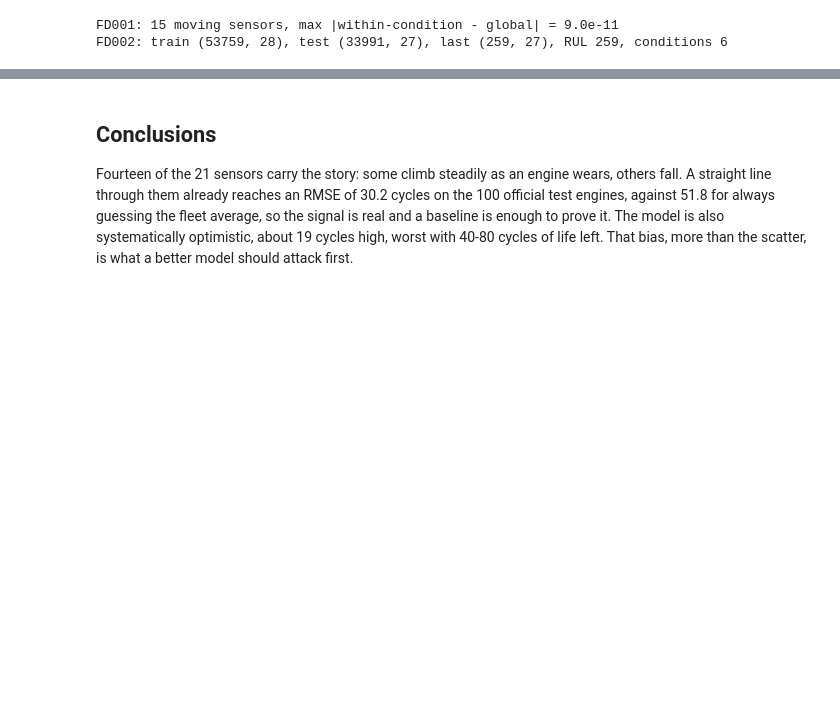
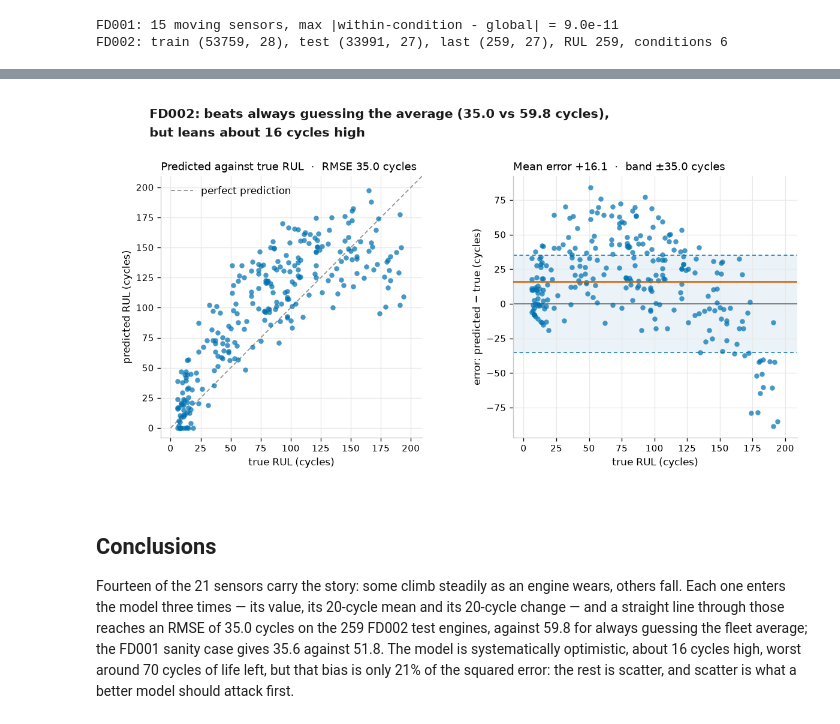
Before and after one commit to rafaa-sf/RULPTE, a Jupyter notebook: rul_prediction.ipynb, the cells around one changed output, grey strips where cells are left out. Drawn from its saved outputs; the diff is of its cells as text; code cells hidden in the pictures; blank space fills up the shorter version.

```diff
--- a/rul_prediction.ipynb
+++ b/rul_prediction.ipynb
@@ -404,0 +339,14 @@ FD002: train (53759, 28), test (33991, 27), last (259, 27), RUL 259, conditions
+# %%
+scores = {}
+for name in ("FD001", "FD002"):
+    s = scores[name] = score_subset(name)
+    print(f"{name} fitting rows: {s['fit_rows']}")
+    print(f"{name} held-out rows: {s['held_rows']}")
+    print(f"{name} held-out RMSE: {s['held_rmse']:.1f} cycles")
+    print(f"{name} always-guess-the-average RMSE: {s['held_base']:.1f} cycles")
+    print(f"{name} held-out RMSE, RUL<=145 only: {s['matched_rmse']:.1f} cycles")
+    print(f"{name} always-guess-the-average on the same rows: {s['matched_base']:.1f} cycles")
+    print(f"{name} test RMSE: {s['test_rmse']:.1f} cycles")
+    print(f"{name} always-guess-the-average RMSE on test: {s['test_base']:.1f} cycles")
+    print(f"{name} mean prediction {s['mean_pred']:.1f} vs mean truth {s['mean_truth']:.1f} cycles")
+    print(f"{name} bias: {s['bias']:+.1f} cycles")
@@ -405,4 +410,51 @@ FD002: train (53759, 28), test (33991, 27), last (259, 27), RUL 259, conditions
+# %%
+s = scores["FD002"]  # headline subset
+truth, pred = s["truth"], s["pred"]
+err = pred - truth
+bias, rmse_test, baseline_test = s["bias"], s["test_rmse"], s["test_base"]
+EDGE_PAD = 8.0  # small margin so the clipped-at-zero predictions stay whole
+SPAN_PAD = 1.06  # room for the point at the top-right of the diagonal
+lo = -EDGE_PAD
+span = float(max(truth.max(), pred.max())) * SPAN_PAD
+y_lo, y_hi = float(err.min()) - EDGE_PAD, float(err.max()) + EDGE_PAD
+
+fig, (ax1, ax2) = plt.subplots(1, 2, figsize=STYLE["pair"], dpi=120)
+fig.subplots_adjust(left=LEFT, right=0.985, top=0.795, bottom=0.135, wspace=0.28)
+
+# Panel 1: the same point cloud the RMSE is computed on, against the perfect diagonal.
+ax1.plot([0, span], [0, span], color=STYLE["faint"], lw=1.0, ls=(0, (4, 2.4)),
+         label="perfect prediction", zorder=1)
+ax1.scatter(truth, pred, s=26, color=STYLE["fall"], alpha=0.72, linewidths=0, zorder=2)
+ax1.set_xlim(lo, span)
+ax1.set_ylim(lo, span)
+ax1.set_aspect("equal", adjustable="box")
+ax1.set_xlabel("true RUL (cycles)")
+ax1.set_ylabel("predicted RUL (cycles)")
+ax1.set_title(f"Predicted against true RUL  ·  RMSE {rmse_test:.1f} cycles", loc="left")
+ax1.legend(loc="upper left", frameon=False, handlelength=2.2, borderaxespad=0.6)
+ax1.set_axisbelow(True)
+
+# Panel 2: error only. Dashed band = the scored RMSE, orange line = the lean.
+ax2.axhspan(-rmse_test, rmse_test, color=STYLE["fall"], alpha=0.08, lw=0, zorder=0)
+for edge in (-rmse_test, rmse_test):
+    ax2.axhline(edge, color=STYLE["fall"], lw=0.9, ls=(0, (4, 3)), zorder=1)
+ax2.axhline(0, color=STYLE["rule"], lw=1.0, zorder=1)
+ax2.axhline(bias, color=STYLE["rise"], lw=1.5, zorder=3)
+ax2.scatter(truth, err, s=26, color=STYLE["fall"], alpha=0.72, linewidths=0, zorder=2)
+ax2.set_xlim(lo, span)
+ax2.set_ylim(y_lo, y_hi)
+ax2.set_xlabel("true RUL (cycles)")
+ax2.set_ylabel("error: predicted − true (cycles)")
+ax2.set_title(f"Mean error {bias:+.1f}  ·  band ±{rmse_test:.1f} cycles", loc="left")
+ax2.set_axisbelow(True)
+
+fig.suptitle(f"FD002: beats always guessing the average ({rmse_test:.1f} vs {baseline_test:.1f} cycles),\n"
+             f"but leans about {bias:.0f} cycles high",
+             x=LEFT, y=0.975, va="top", ha="left", linespacing=1.5,
+             fontsize=12.5, fontweight="bold", color=STYLE["ink"])
+# %% [output]
+[figure, added]
 # %% [markdown]
 ## Conclusions
 
-Fourteen of the 21 sensors carry the story: some climb steadily as an engine wears, others fall. A straight line through them already reaches an RMSE of 30.2 cycles on the 100 official test engines, against 51.8 for always guessing the fleet average, so the signal is real and a baseline is enough to prove it. The model is also systematically optimistic, about 19 cycles high, worst with 40-80 cycles of life left. That bias, more than the scatter, is what a better model should attack first.
+Fourteen of the 21 sensors carry the story: some climb steadily as an engine wears, others fall. Each one enters the model three times — its value, its 20-cycle mean and its 20-cycle change — and a straight line through those reaches an RMSE of 35.0 cycles on the 259 FD002 test engines, against 59.8 for always guessing the fleet average; the FD001 sanity case gives 35.6 against 51.8. The model is systematically optimistic, about 16 cycles high, worst around 70 cycles of life left, but that bias is only 21% of the squared error: the rest is scatter, and scatter is what a better model should attack first.
```
Also changed, not shown: parts of 18 cells of this notebook, 5 other files.
